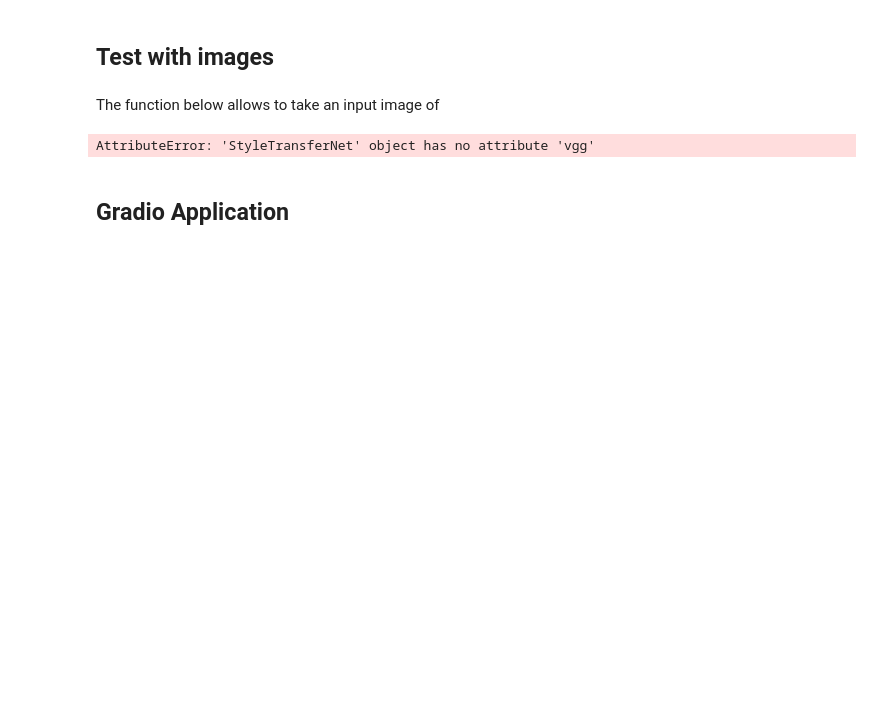
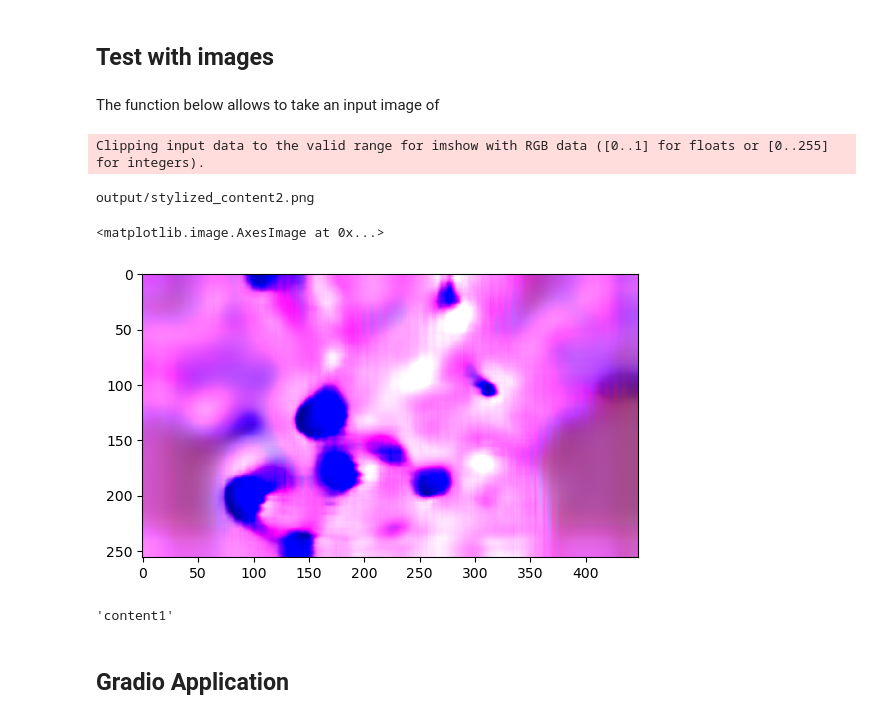
Before and after one commit to F1avie/HDDL_Style_Transfert, a Jupyter notebook: style_transfer.ipynb, the cells around one changed output. Saved outputs shown, nothing was run; the diff lists cells and outputs as text; code cells hidden in the pictures; blank space fills up the shorter version.

```diff
--- a/style_transfer.ipynb
+++ b/style_transfer.ipynb
@@ -134,7 +137,7 @@ class AdaptiveIN(nn.Module):
     def forward(self, content_feat, style_feat):
         return adaptive_instance_normalization(content_feat, style_feat)
 
-def adaptive_instance_normalization(self, content_feat, style_feat):
+def adaptive_instance_normalization(content_feat, style_feat):
     assert (content_feat.size()[:2] == style_feat.size()[:2])
     size = content_feat.size()
     style_mean, style_std = calc_mean_std(style_feat)
@@ -366,11 +393,9 @@ class InfiniteSamplerWrapper(data.sampler.Sampler):
     def __len__(self):
         return 2 ** 31
 # %%
-content_dir = ...
-style_dir = ...
 save_dir = "./experiments"
 lr = 1e-4
-lr_decay = 5e-5
+scheduler = {"reset_every": 10000, "scale": 0.9}
 max_iter = 160000
 batch_size = 8
 style_weight = 10
@@ -504,66 +578,77 @@ def coral(source, target):
     return source_f_transfer.view(source.size())
 # %%
 #Parameters
-content_paths = "./input/content/" + "flavie_cat.jpg"
-style_paths = "./input/style/" + "woman_with_hat_matisse.jpg"
-output_dir = "./output/"
+import os
+content_names = ["content2.jpg"]
+content_paths = [os.path.join("input/content/", content_name) for content_name in content_names]
+style_names = ["style1.jpg"]
+style_paths = [os.path.join("input/style/", style_name) for style_name in style_names]
+output_dir = "output/"
+
 content_size = 512
 style_size = 512
 crop = False
-preserve_color = True
+preserve_color = False
 alpha = 1
-save_ext = ".jpg"
+save_ext = ".png"
 interpolation_weights = ''
 do_interpolation = False
 # %%
-decoder = net.decoder
-vgg = net.vgg
+decoder.eval()
+encoder.eval()
 
-decoder.eval()
-vgg.eval()
+encoder = nn.Sequential(*list(encoder.children())[:31])
 
-decoder.load_state_dict(torch.load(decoder))
-vgg.load_state_dict(torch.load(vgg))
-vgg = nn.Sequential(*list(vgg.children())[:31])
-
-vgg.to(device)
+encoder.to(device)
 decoder.to(device)
 
 content_tf = test_transform(content_size, crop)
 style_tf = test_transform(style_size, crop)
 
+
 for content_path in content_paths:
     if do_interpolation:  # one content image, N style image
-        style = torch.stack([style_tf(Image.open(str(p))) for p in style_paths])
-        content = content_tf(Image.open(str(content_path))) \
-            .unsqueeze(0).expand_as(style)
+        style = torch.stack([style_tf(Image.open(p)) for p in style_paths])
+        content = content_tf(Image.open(content_path)).unsqueeze(0).expand_as(style)
         style = style.to(device)
         content = content.to(device)
         with torch.no_grad():
-            output = style_transfer(vgg, decoder, content, style,
+            output = style_transfer(encoder, decoder, content, style,
                                     alpha, interpolation_weights)
         output = output.cpu()
-        output_name = output_dir / '{:s}_interpolation{:s}'.format(
-            content_path.stem, save_ext)
-        save_image(output, str(output_name))
+
+        output_name = content_path.split("/")[-1][:-4]
+        output_path = os.path.join(output_dir, f"interpolation{output_name}" + save_ext)
+        print(output_path)
+        save_image(output, output_path)
 
     else:  # process one content and one style
         for style_path in style_paths:
-            content = content_tf(Image.open(str(content_path)))
-            style = style_tf(Image.open(str(style_path)))
+            content = content_tf(Image.open(content_path))
+            style = style_tf(Image.open(style_path))
             if preserve_color:
                 style = coral(style, content)
             style = style.to(device).unsqueeze(0)
             content = content.to(device).unsqueeze(0)
             with torch.no_grad():
-                output = style_transfer(vgg, decoder, content, style,
+                output = style_transfer(encoder, decoder, content, style,
                                         alpha)
             output = output.cpu()
 
-            output_name = output_dir / '{:s}_stylized_{:s}{:s}'.format(
-                content_path.stem, style_path.stem, save_ext)
-            save_image(output, str(output_name))
+            output_name = content_path.split("/")[-1][:-4]
+            output_path = os.path.join(output_dir, f"stylized_{output_name}" + save_ext)
+            print(output_path)
+            save_image(output, output_path)
+
+plt.imshow(output.squeeze().permute(1,2,0))
 # %% [output]
-AttributeError: 'StyleTransferNet' object has no attribute 'vgg'
+Clipping input data to the valid range for imshow with RGB data ([0..1] for floats or [0..255] for integers).
+output/stylized_content2.png
+<matplotlib.image.AxesImage at 0x...>
+[figure, added]
+# %%
+content_path.split("/")[-1][:-4]
+# %% [output]
+'content1'
 # %% [markdown]
 ## Gradio Application
```
Also changed, not shown: parts of 23 cells of this notebook, 9 other files.
